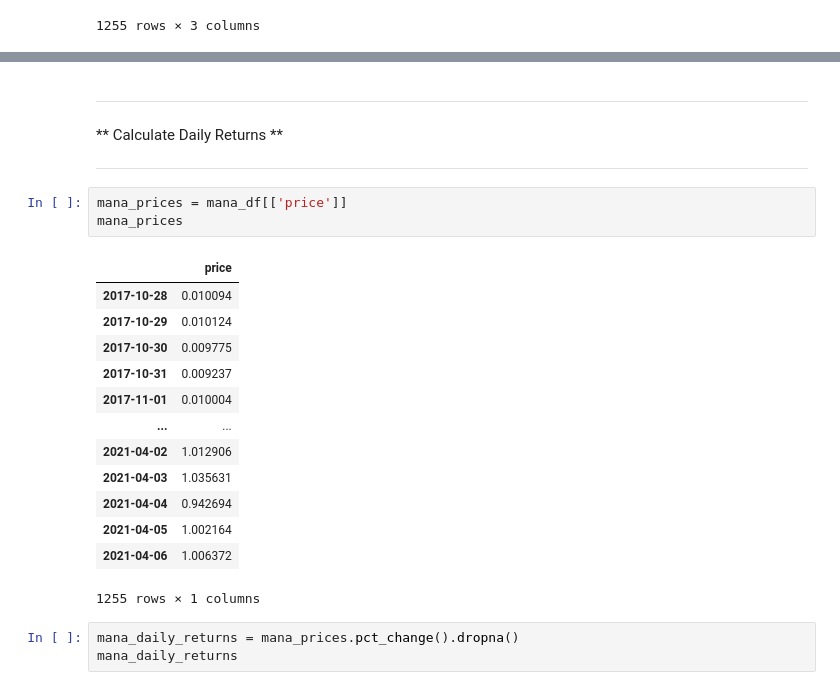
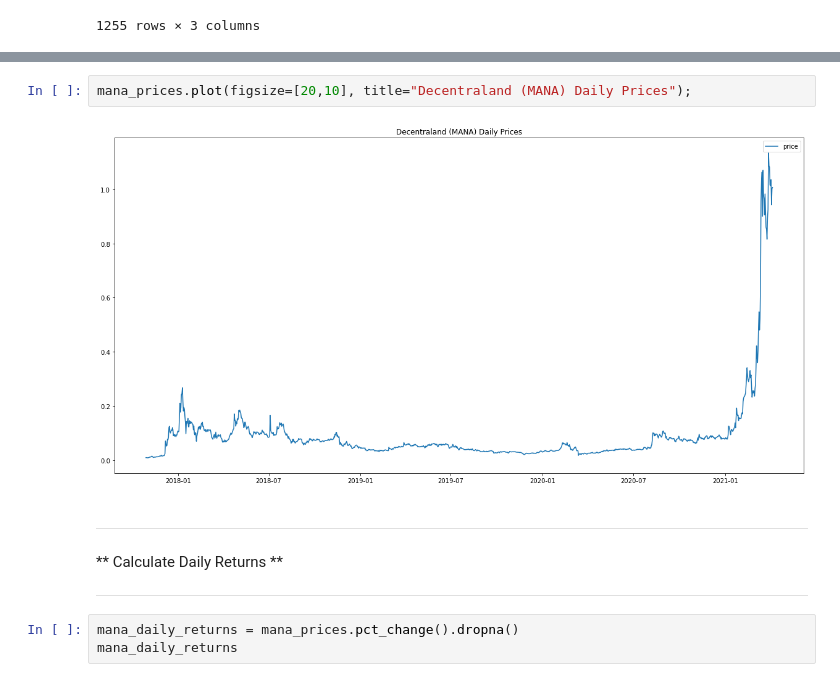
Before and after one commit to Hash3rown/nfty_tree.io, a Jupyter notebook: sandbox/kelso_mana_analysis.ipynb, the cells around one changed output, grey strips where cells are left out. Saved outputs shown, nothing was run; the diff lists cells and outputs as text.

Commit message:
finally, successfully manipulated csv export to create index dataframe

```diff
--- a/sandbox/kelso_mana_analysis.ipynb
+++ b/sandbox/kelso_mana_analysis.ipynb
@@ -28,24 +49,11 @@ mana_df
+# %%
+mana_prices.plot(figsize=[20,10], title="Decentraland (MANA) Daily Prices");
+# %% [output]
+[figure, added]
 # %% [markdown]
 ____________________________________________________________
 ** Calculate Daily Returns **
 ____________________________________________________________
-# %%
-mana_prices = mana_df[['price']]
-mana_prices
-# %% [output]
-|  | price |
-| 2017-10-28 | 0.010094 |
-| 2017-10-29 | 0.010124 |
-| 2017-10-30 | 0.009775 |
-| 2017-10-31 | 0.009237 |
-| 2017-11-01 | 0.010004 |
-| ... | ... |
-| 2021-04-02 | 1.012906 |
-| 2021-04-03 | 1.035631 |
-| 2021-04-04 | 0.942694 |
-| 2021-04-05 | 1.002164 |
-| 2021-04-06 | 1.006372 |
-1255 rows × 1 columns
 # %%
 mana_daily_returns = mana_prices.pct_change().dropna()
 mana_daily_returns
```
Also changed, not shown: parts of 19 cells of this notebook.
